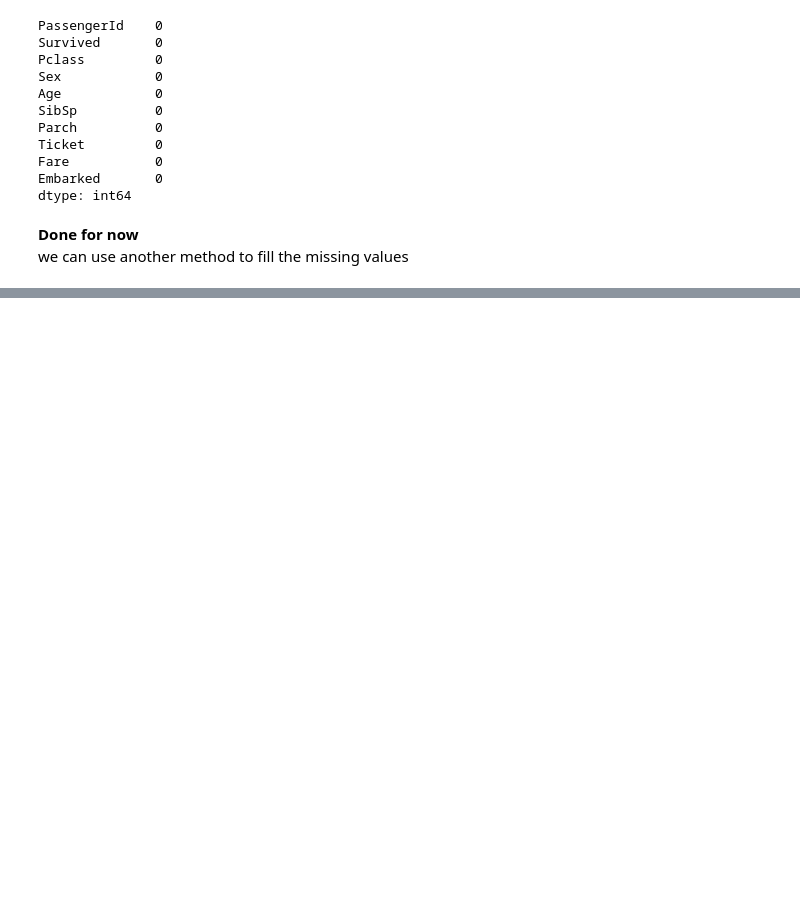
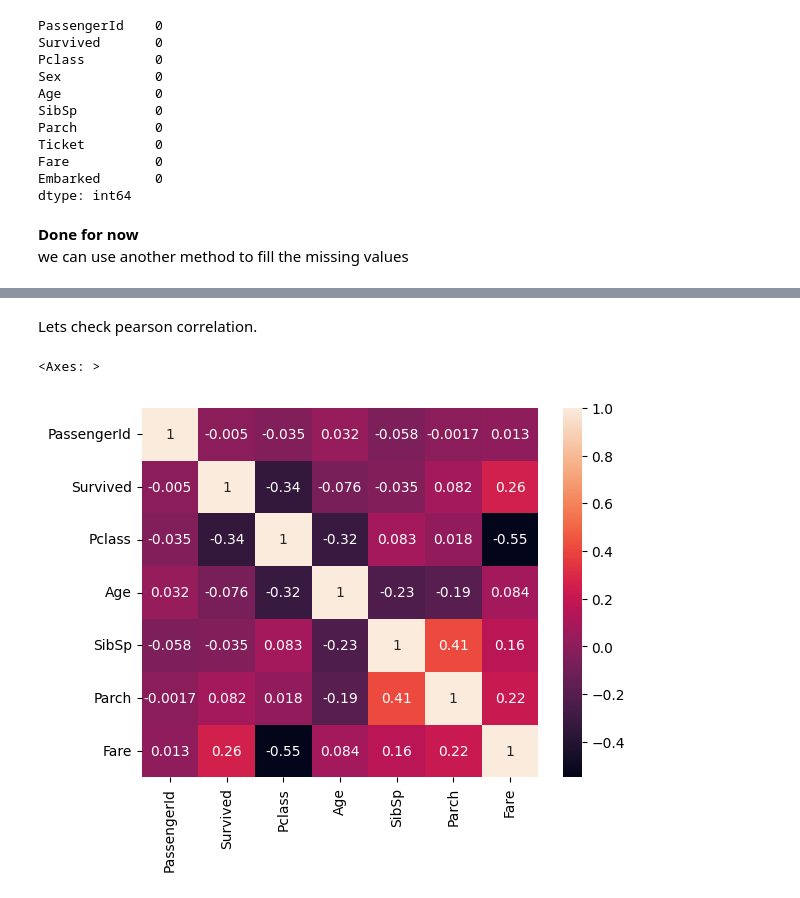
Before and after one commit to mrpintime/TitanicSurvivor, a Jupyter notebook: Titanic_(Kaggle_Competition).ipynb, the cells around one changed output, grey strips where cells are left out. Cells and saved outputs as stored; diff of their text form; code cells hidden in the pictures; blank space fills up the shorter version.

```diff
--- a/Titanic_(Kaggle_Competition).ipynb
+++ b/Titanic_(Kaggle_Competition).ipynb
@@ -453,0 +460,8 @@ we can use another method to fill the missing values
+# %% [markdown]
+Lets check pearson correlation.
+# %%
+cm = df.corr(numeric_only=True)
+sns.heatmap(cm, annot=True)
+# %% [output]
+<Axes: >
+[figure, added]
```
Also changed, not shown: parts of 39 cells of this notebook.
